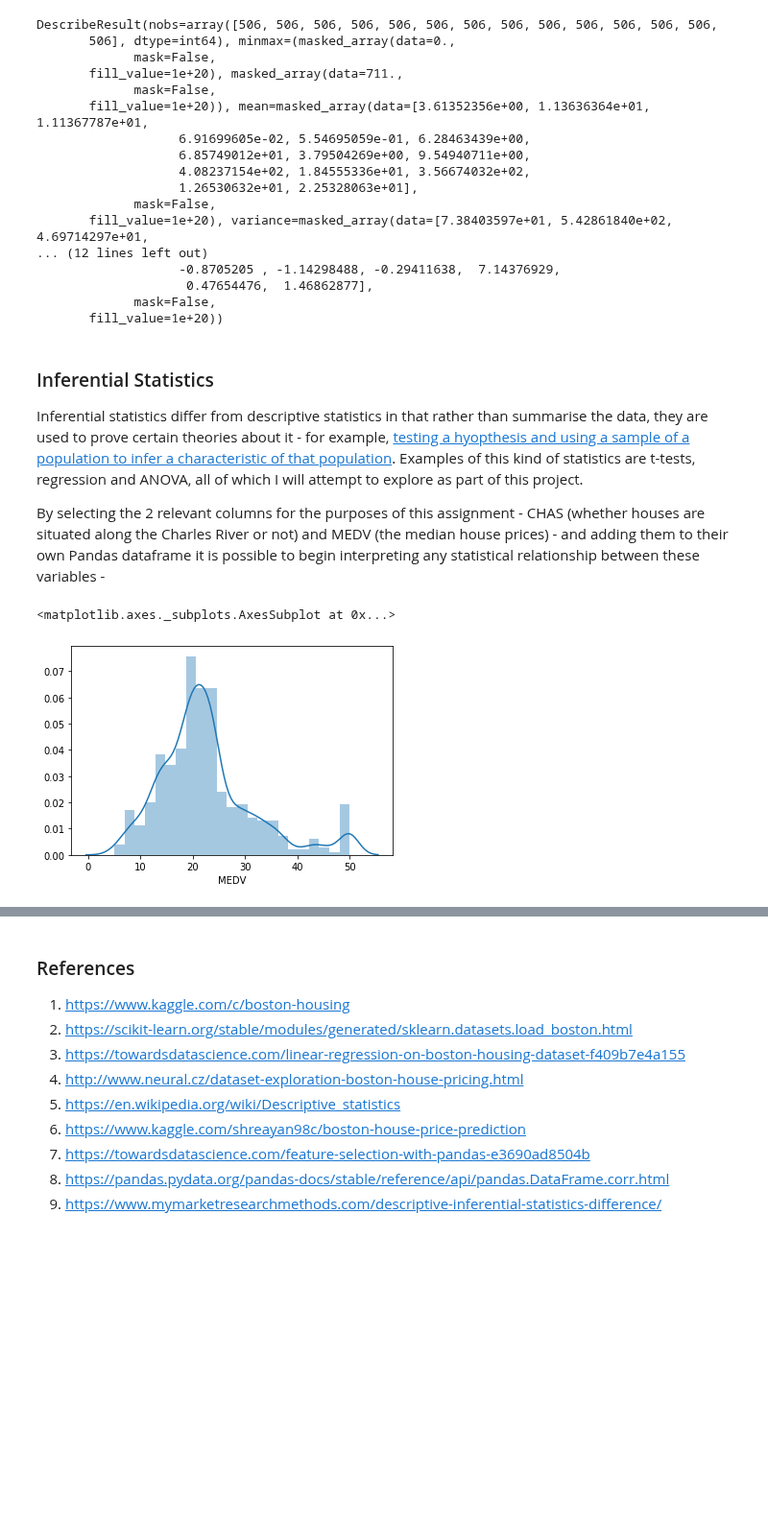
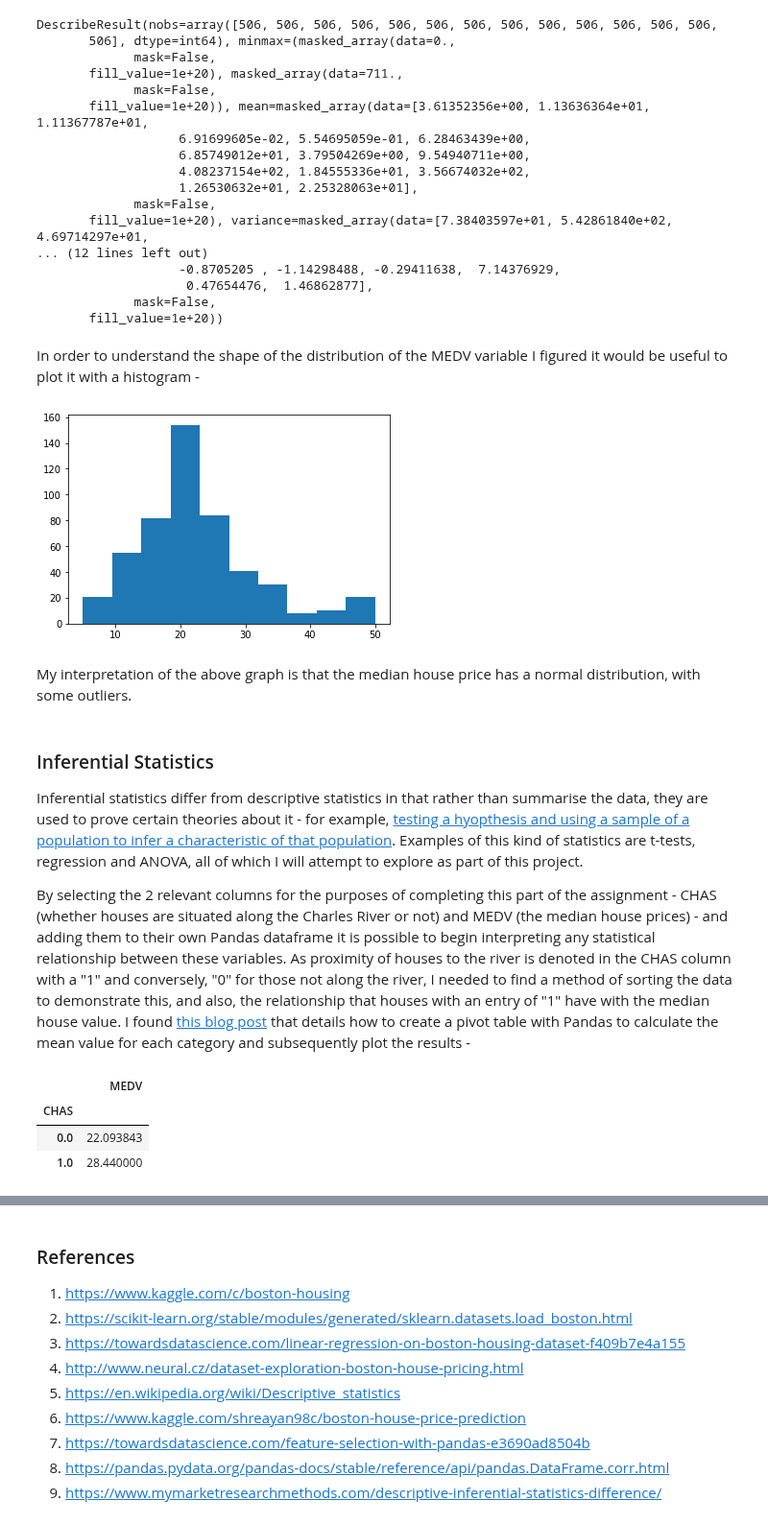
Before and after one commit to AideenByrne/2019MachineLearningProject, a Jupyter notebook: 2019project.ipynb, the cells around one changed output, grey strips where cells are left out. Shown at 96% size. Cells and saved outputs as stored; diff of their text form; code cells hidden in the pictures; blank space fills up the shorter version.

```diff
--- a/2019project.ipynb
+++ b/2019project.ipynb
@@ -152,17 +150,28 @@ DescribeResult(nobs=array([506, 506, 506, 506, 506, 506, 506, 506, 506, 506, 506
                     0.47654476,  1.46862877],
              mask=False,
        fill_value=1e+20))
+# %% [markdown]
+In order to understand the shape of the distribution of the MEDV variable I figured it would be useful to plot it with a histogram -
+# %%
+plt.hist(df['MEDV'])
+plt.show()
+# %% [output]
+[figure, added]
+# %% [markdown]
+My interpretation of the above graph is that the median house price has a normal distribution, with some outliers.
 # %% [markdown]
 ### Inferential Statistics
 Inferential statistics differ from descriptive statistics in that rather than summarise the data, they are used to prove certain theories about it - for example, [testing a hyopthesis and using a sample of a population to infer a characteristic of that population](https://www.mymarketresearchmethods.com/descriptive-inferential-statistics-difference/). Examples of this kind of statistics are t-tests, regression and ANOVA, all of which I will attempt to explore as part of this project.
 
-By selecting the 2 relevant columns for the purposes of this assignment - CHAS (whether houses are situated along the Charles River or not) and MEDV (the median house prices) - and adding them to their own Pandas dataframe it is possible to begin interpreting any statistical relationship between these variables -
+By selecting the 2 relevant columns for the purposes of completing this part of the assignment - CHAS (whether houses are situated along the Charles River or not) and MEDV (the median house prices) - and adding them to their own Pandas dataframe it is possible to begin interpreting any statistical relationship between these variables.  As proximity of houses to the river is denoted in the CHAS column with a "1" and conversely, "0" for those not along the river, I needed to find a method of sorting the data to demonstrate this, and also, the relationship that houses with an entry of "1" have with the median house value.  I found [this blog post](https://towardsdatascience.com/5-minute-guide-to-plotting-with-pandas-e8c0f40a1df4) that details how to create a pivot table with Pandas to calculate the mean value for each category and subsequently plot the results -
 # %%
 columns = ["CHAS", "MEDV"]#declare a variable called columns containing the 2 relevant variables
 df1 = pd.DataFrame(df, columns=columns)#create a new dataframe of just these 2 columns
-#need to add pandas groupby functionality to narrow down houses by the river (i.e. "1" in "CHAS")
+#below code borrowed from https://towardsdatascience.com/5-minute-guide-to-plotting-with-pandas-e8c0f40a1df4
+pivot = pd.pivot_table(df1, values='MEDV', index=['CHAS'])#define pivot table values and index
+pivot #display pivot table
+# %% [output]
+|  | MEDV |
+| CHAS |  |
+| 0.0 | 22.093843 |
+| 1.0 | 28.440000 |
-# %%
-sns.distplot(df1["MEDV"])#calls Seaborn to graph a displot of median house values
-# %% [output]
-<matplotlib.axes._subplots.AxesSubplot at 0x...>
-[figure, removed]
```
Also changed, not shown: parts of 11 cells of this notebook.
